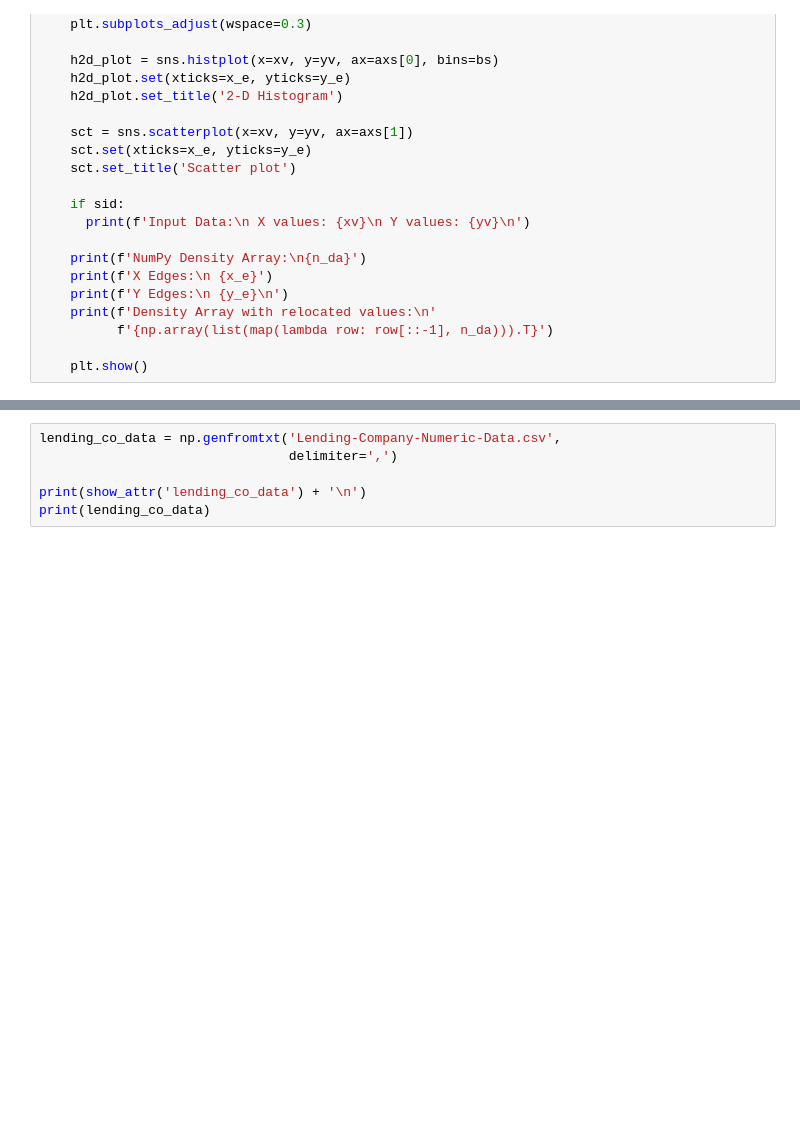
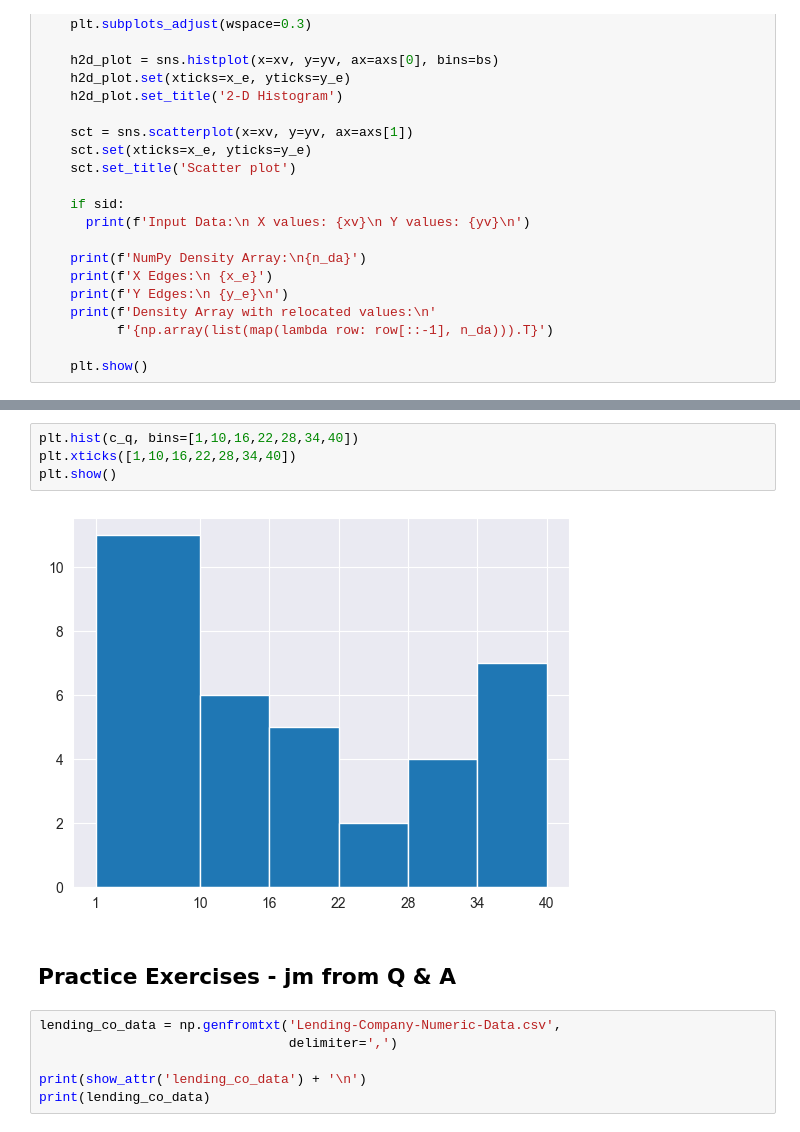
Before and after one commit to jmonti-gh/365DS_jm, a Jupyter notebook: 7_Data_Prepro_Numpy/7_A_practice_exam_3.ipynb, the cells around one changed output, grey strips where cells are left out. Saved outputs shown, nothing was run; the diff lists cells and outputs as text; blank space fills up the shorter version.

```diff
--- a/7_Data_Prepro_Numpy/7_A_practice_exam_3.ipynb
+++ b/7_Data_Prepro_Numpy/7_A_practice_exam_3.ipynb
@@ -127,3 +222,11 @@ def histo2d_w_graph(xv: np.ndarray, yv: np.ndarray,
+# %%
+plt.hist(c_q, bins=[1,10,16,22,28,34,40])
+plt.xticks([1,10,16,22,28,34,40])
+plt.show()
+# %% [output]
+[figure, added]
+# %% [markdown]
+## Practice Exercises - jm from Q & A
 # %%
 lending_co_data = np.genfromtxt('Lending-Company-Numeric-Data.csv',
                                 delimiter=',')
```
Also changed, not shown: parts of 20 cells of this notebook, 4 other files.
